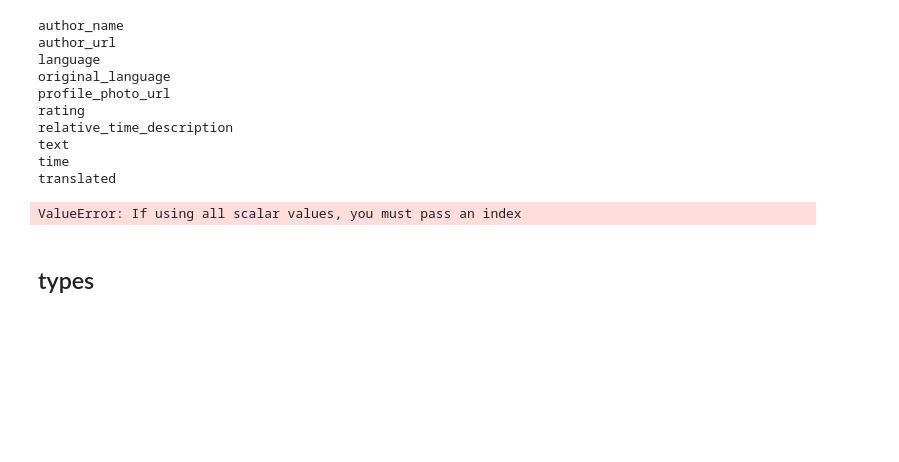
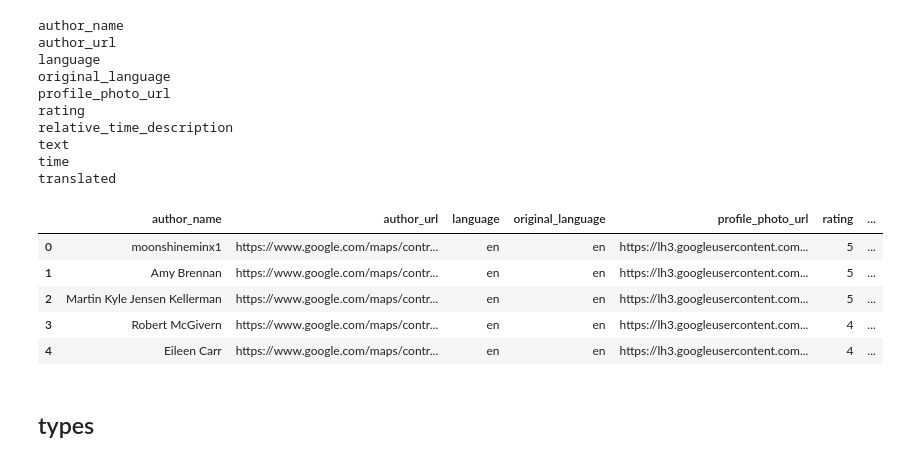
Before and after one commit to fernandobusta/DataProject, a Jupyter notebook: Processing-data/format-place.ipynb, the cells around one changed output. Saved outputs shown, nothing was run; the diff lists cells and outputs as text; code cells hidden in the pictures; blank space fills up the shorter version.

Commit message:
Added Json functionality to format data with pandas

```diff
--- a/Processing-data/format-place.ipynb
+++ b/Processing-data/format-place.ipynb
@@ -281,9 +282,19 @@ data_single_review = { 'author_name': 'moonshineminx1',
                       'language': 'en'
                      }
 # %%
-pd.DataFrame.from_dict(data_single_review)
+# Creatinf pandas dataframe
+reviews = fetch_result['result']['reviews']
+reviews_json = json.dumps(reviews)
+reviews_df = pd.read_json(reviews_json)
-# %% [output]
-ValueError: If using all scalar values, you must pass an index
+# %%
+reviews_df
+# %% [output]
+|  | author_name | author_url | language | original_language | profile_photo_url | rating | ... |
+| 0 | moonshineminx1 | https://www.google.com/maps/contr... | en | en | https://lh3.googleusercontent.com... | 5 | ... |
+| 1 | Amy Brennan | https://www.google.com/maps/contr... | en | en | https://lh3.googleusercontent.com... | 5 | ... |
+| 2 | Martin Kyle Jensen Kellerman | https://www.google.com/maps/contr... | en | en | https://lh3.googleusercontent.com... | 5 | ... |
+| 3 | Robert McGivern | https://www.google.com/maps/contr... | en | en | https://lh3.googleusercontent.com... | 4 | ... |
+| 4 | Eileen Carr | https://www.google.com/maps/contr... | en | en | https://lh3.googleusercontent.com... | 4 | ... |
 # %% [markdown]
 ## types
 # %%
```
Also changed, not shown: parts of 4 cells of this notebook.
